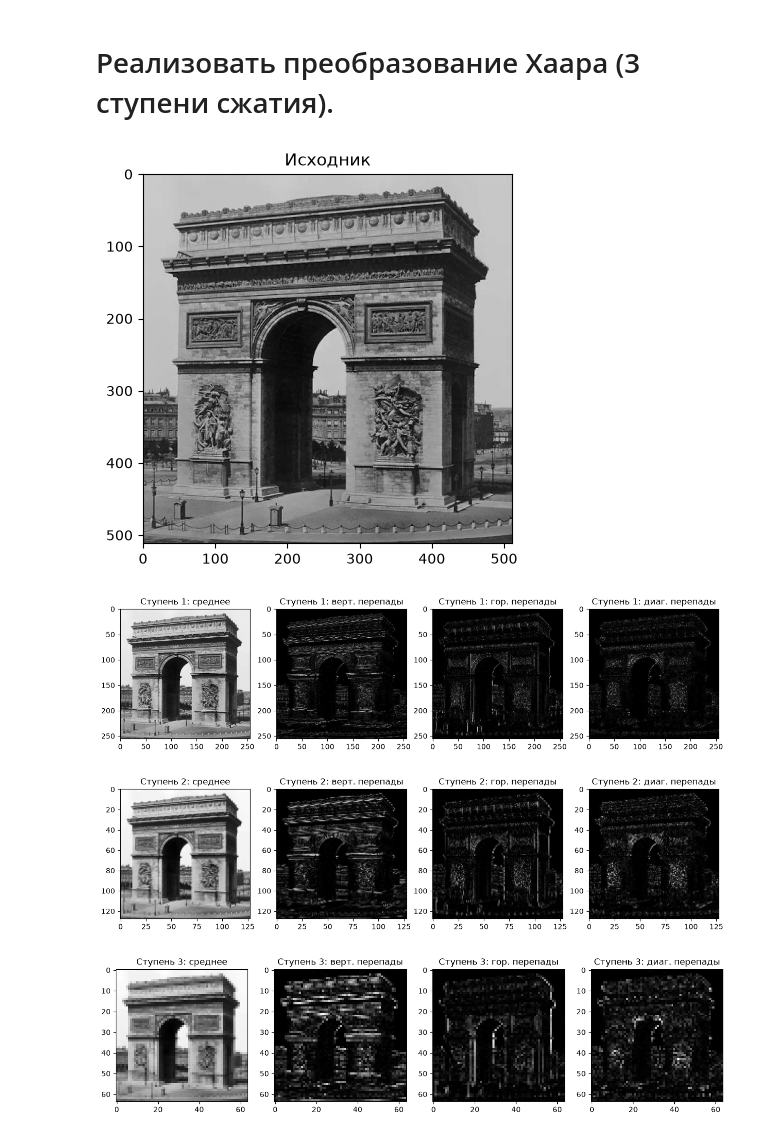
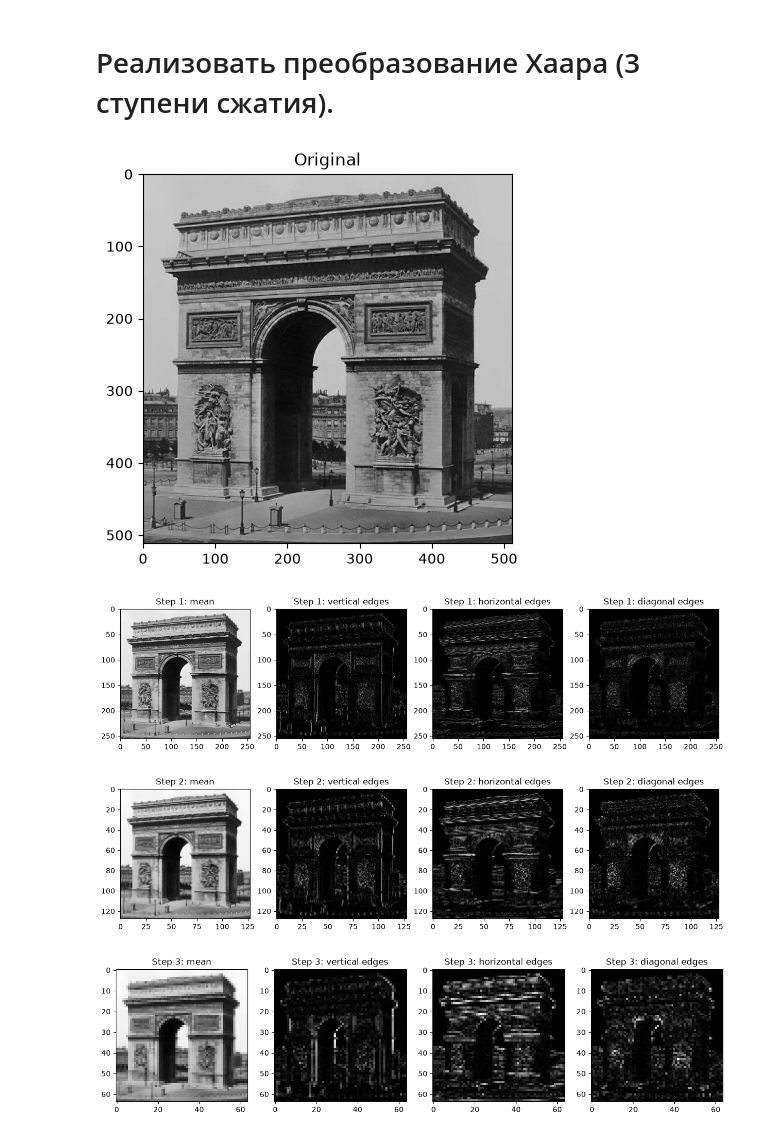
Before and after one commit to FedorovaAlla/obrabotka_izobrazheniy, a Jupyter notebook: pr6/pr6.ipynb, the cells around one changed output. Drawn from its saved outputs; the diff is of its cells as text; code cells hidden in the pictures.

```diff
--- a/pr6/pr6.ipynb
+++ b/pr6/pr6.ipynb
@@ -3,48 +7,42 @@
+# %%
+def haar_split(block):
+    a = block[0::2, 0::2]
+    b = block[0::2, 1::2]
+    c = block[1::2, 0::2]
+    d = block[1::2, 1::2]
+
+    mean = (a + b + c + d) * 0.25
+    vert = (a - b + c - d) * 0.25
+    horiz = (a + b - c - d) * 0.25
+    diag = (a - b - c + d) * 0.25
+    return mean, vert, horiz, diag
 # %%
-import numpy as np
-import cv2 as cv
-import matplotlib.pyplot as plt
-
-
-def haar_split(block):
-    a = block[0::2, 0::2]
-    b = block[0::2, 1::2]
-    c = block[1::2, 0::2]
-    d = block[1::2, 1::2]
-
-    mean = (a + b + c + d) * 0.25
-    vert = (a + b - c - d) * 0.25
-    horiz = (a - b + c - d) * 0.25
-    diag = (a - b - c + d) * 0.25
-    return mean, vert, horiz, diag
-
-
 def show_level(mean, vert, horiz, diag, caption):
     fig, ax = plt.subplots(1, 4, figsize=(15, 4))
-    ax[0].imshow(np.abs(mean), cmap='gray');  ax[0].set_title(f'{caption}: среднее')
-    ax[1].imshow(np.abs(vert), cmap='gray');  ax[1].set_title(f'{caption}: верт. перепады')
-    ax[2].imshow(np.abs(horiz), cmap='gray'); ax[2].set_title(f'{caption}: гор. перепады')
-    ax[3].imshow(np.abs(diag), cmap='gray');  ax[3].set_title(f'{caption}: диаг. перепады')
+    ax[0].imshow(np.abs(mean), cmap='gray');  ax[0].set_title(f'{caption}: mean')
+    ax[1].imshow(np.abs(vert), cmap='gray');  ax[1].set_title(f'{caption}: vertical edges')
+    ax[2].imshow(np.abs(horiz), cmap='gray'); ax[2].set_title(f'{caption}: horizontal edges')
+    ax[3].imshow(np.abs(diag), cmap='gray');  ax[3].set_title(f'{caption}: diagonal edges')
     plt.show()
 # %%
 pic = cv.imread('image.jpg', cv.IMREAD_GRAYSCALE)
 pic = cv.resize(pic, (512, 512)).astype(np.float32)
 
-plt.imshow(pic, cmap='gray'); plt.title('Исходник'); plt.show()
+plt.imshow(pic, cmap='gray'); plt.title('Original'); plt.show()
 # %% [output]
-[figure, old version]
+[figure, new version]
 # %%
 m1, v1, h1, d1 = haar_split(pic)
-show_level(m1, v1, h1, d1, 'Ступень 1')
+show_level(m1, v1, h1, d1, 'Step 1')
 # %% [output]
-[figure, old version]
+[figure, new version]
 # %%
 m2, v2, h2, d2 = haar_split(m1)
-show_level(m2, v2, h2, d2, 'Ступень 2')
+show_level(m2, v2, h2, d2, 'Step 2')
 # %% [output]
-[figure, old version]
+[figure, new version]
 # %%
 m3, v3, h3, d3 = haar_split(m2)
-show_level(m3, v3, h3, d3, 'Ступень 3')
+show_level(m3, v3, h3, d3, 'Step 3')
 # %% [output]
-[figure, old version]
+[figure, new version]
```
Also changed, not shown: parts of 1 cell of this notebook, 1 other file.
